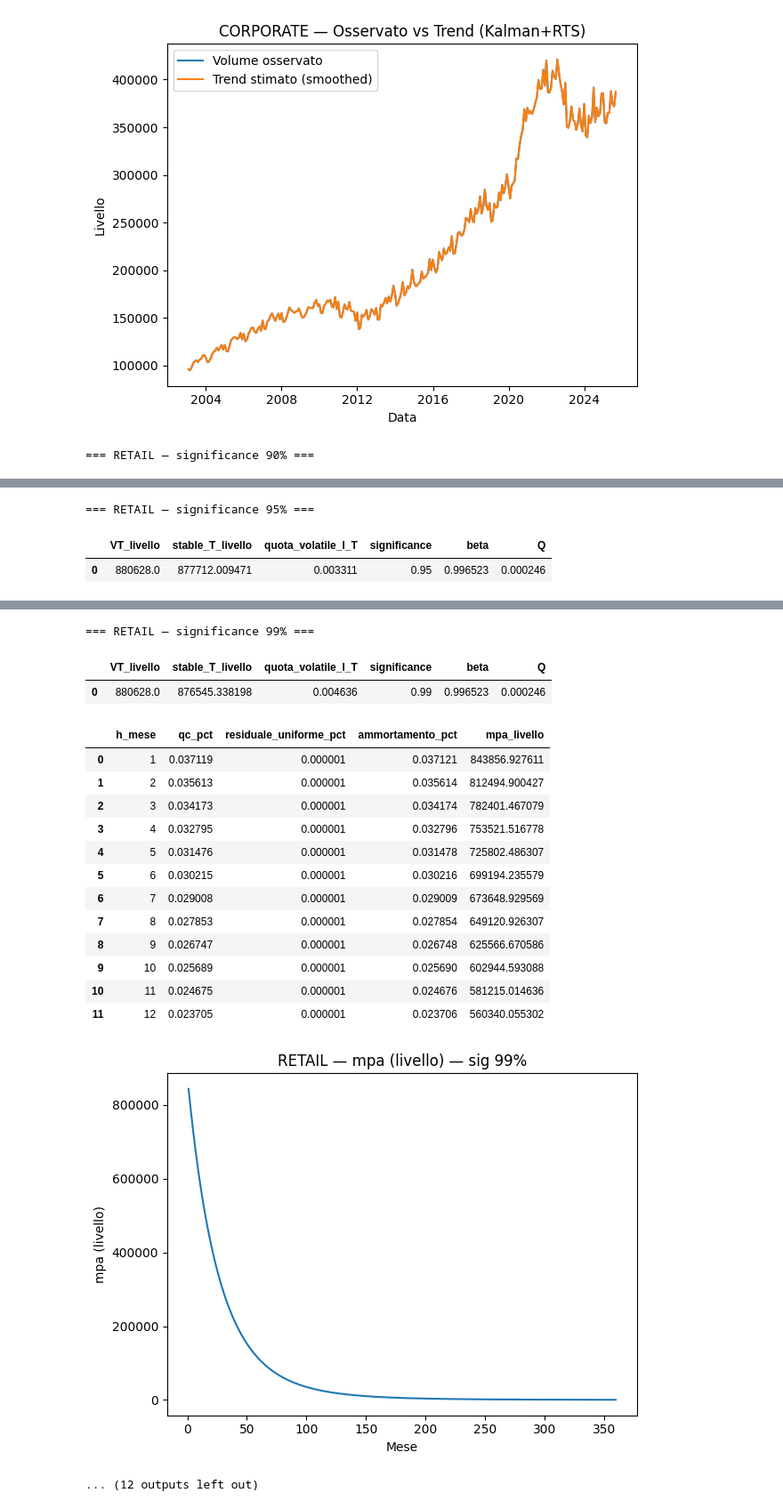
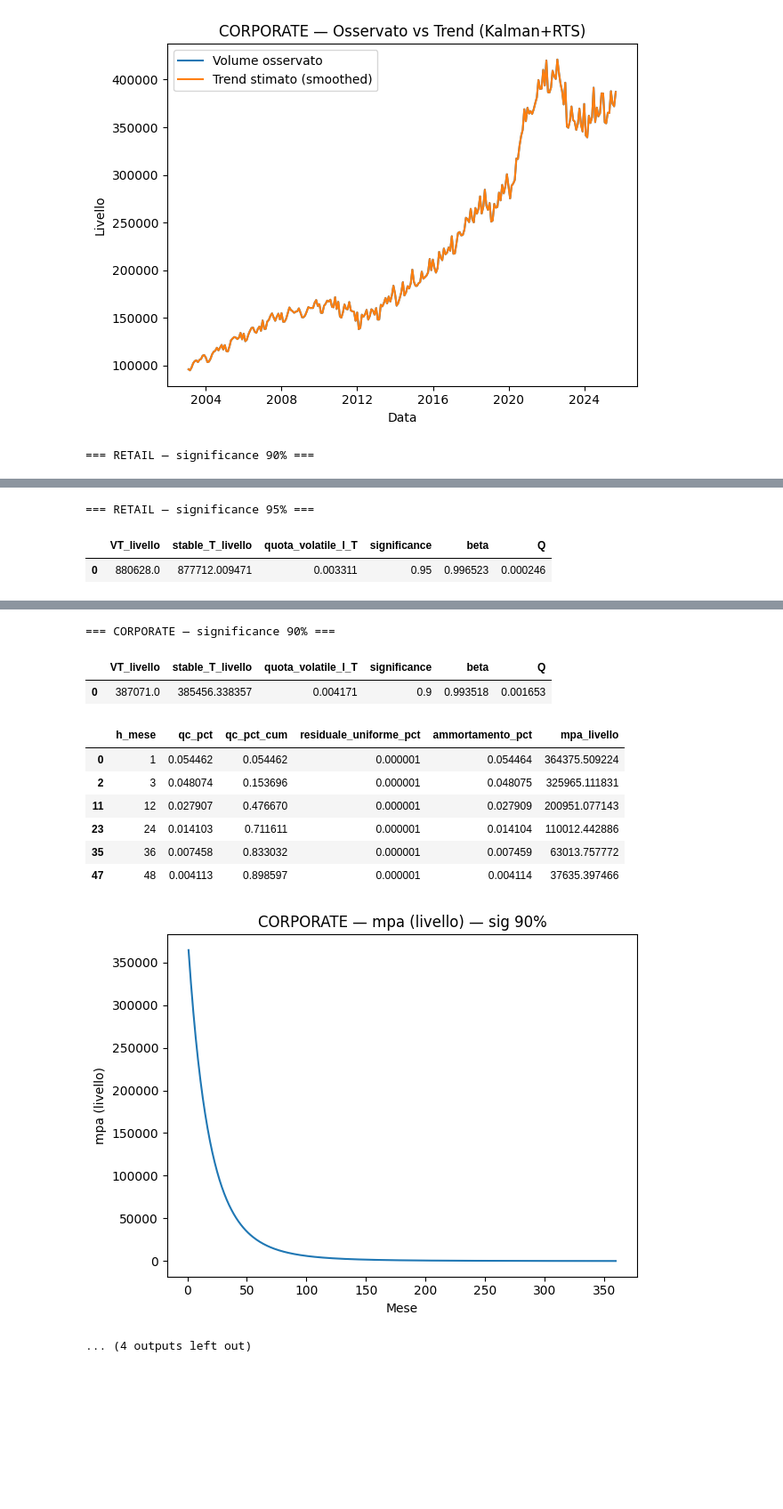
Before and after one commit to paperpills6/Modello-Comportamentale-NMD, a Jupyter notebook: Modello Volumi/Modello_Volumi.ipynb, the cells around one changed output, grey strips where cells are left out. Shown at 89% size. Drawn from its saved outputs; the diff is of its cells as text; code cells hidden in the pictures; blank space fills up the shorter version.

```diff
--- a/Modello Volumi/Modello_Volumi.ipynb
+++ b/Modello Volumi/Modello_Volumi.ipynb
@@ -63,8 +67,14 @@ def plot_series(df: pd.DataFrame, title: str):
     plt.show()
 
 # --- Caricamento dati ---
-retail_df = load_series(r"c:\Users\admloc\Desktop\Python\Modello-Comportamentale-NMD\Modello Volumi\Retail CSV.csv")
-corporate_df = load_series(r"c:\Users\admloc\Desktop\Python\Modello-Comportamentale-NMD\Modello Volumi\Corporate CSV.csv")
+
+# Percorsi relativi rispetto alla posizione del notebook
+RETAIL_PATH = Path("Retail CSV.csv")
+CORPORATE_PATH = Path("Corporate CSV.csv")
+
+# Caricamento dati con percorsi relativi
+retail_df = load_series(RETAIL_PATH)
+corporate_df = load_series(CORPORATE_PATH)
 
 # --- Anteprime ---
 print("\nAnteprima Retail (prime 10 righe)")
@@ -414,7 +425,8 @@ def stable_volatile_and_mpa(v_log: np.ndarray,
     s_path = np.array(s_path)                 # len = horizons+1 (include h=0)
     mpa = np.exp(vbar + s_path)               # livello
     QC = mpa[:-1] - mpa[1:]                   # deflusso in livello
-    qc_pct = np.clip(QC / VT, 0.0, None)      # % su VT
+    qc_pct = np.clip(QC / VT, 0.0, None)
+    qc_pct_cum = np.cumsum(qc_pct)      # cumulato
 
     resid = float(max(0.0, 1.0 - l_T - qc_pct.sum()))
     even = resid / horizons if horizons > 0 else 0.0
@@ -432,6 +444,7 @@ def stable_volatile_and_mpa(v_log: np.ndarray,
     schedule = pd.DataFrame({
         "h_mese": np.arange(1, horizons + 1, dtype=int),
         "qc_pct": qc_pct,
+        "qc_pct_cum": qc_pct_cum,
         "residuale_uniforme_pct": even,
         "ammortamento_pct": amm_pct,
         "mpa_livello": mpa[1:]
@@ -441,14 +454,19 @@ def stable_volatile_and_mpa(v_log: np.ndarray,
 
 # --- Parametri e run ---
 HOLDING_PERIOD = 360
-SIGNIFICANCES = (0.90, 0.95, 0.99)
+SIGNIFICANCES = (0.9,0.95) #(0.90, 0.95, 0.99)
 
-def run_step4_for(series_name, step2_df, res):
+def run_step4_for(series_name, step2_df, res,show_months=(1, 3, 12, 24, 36, 48)):
     v_log = step2_df["v_log"].values.astype(float)
     xs = res.xs
     Ps = res.Ps
     beta = res.params.beta
     Q = res.params.Q
+
+
+
+    # Pulizia/ordinamento mesi da mostrare
+    show_months = sorted(set(int(m) for m in show_months if m is not None and m > 0))
 
     outputs = {}
     for sig in SIGNIFICANCES:
@@ -461,7 +479,19 @@ def run_step4_for(series_name, step2_df, res):
         # Mostra un estratto utile (primi 12 mesi)
         print(f"\n=== {series_name} — significance {int(sig*100)}% ===")
         display(summary)
-        display(schedule.head(12))
+
+         # Filtro delle righe richieste, rispettando l'ordine in show_months
+        # (ed escludendo mesi oltre l'orizzonte calcolato)
+        valid_months = [m for m in show_months if m <= HOLDING_PERIOD]
+        if valid_months:
+            sel = schedule[schedule["h_mese"].isin(valid_months)].copy()
+            # preserva l'ordine richiesto dall'utente
+            sel["__ord__"] = pd.Categorical(sel["h_mese"], categories=valid_months, ordered=True)
+            sel = sel.sort_values("__ord__").drop(columns="__ord__")
+            display(sel)
+        else:
+            # fallback: se la lista è vuota o fuori orizzonte, mostra i primi 10 mesi
+            display(schedule.head(10))
 
         # Grafico rapido del profilo mpa (livello)
         plt.figure()
@@ -511,19 +529,13 @@ corporate_step4 = run_step4_for("CORPORATE", corporate_step2, corporate_res)
 [figure]
-=== RETAIL — significance 99% ===
+=== CORPORATE — significance 90% ===
 |  | VT_livello | stable_T_livello | quota_volatile_l_T | significance | beta | Q |
-| 0 | 880628.0 | 876545.338198 | 0.004636 | 0.99 | 0.996523 | 0.000246 |
+| 0 | 387071.0 | 385456.338357 | 0.004171 | 0.9 | 0.993518 | 0.001653 |
-|  | h_mese | qc_pct | residuale_uniforme_pct | ammortamento_pct | mpa_livello |
-| 0 | 1 | 0.037119 | 0.000001 | 0.037121 | 843856.927611 |
-| 1 | 2 | 0.035613 | 0.000001 | 0.035614 | 812494.900427 |
-| 2 | 3 | 0.034173 | 0.000001 | 0.034174 | 782401.467079 |
-| 3 | 4 | 0.032795 | 0.000001 | 0.032796 | 753521.516778 |
-| 4 | 5 | 0.031476 | 0.000001 | 0.031478 | 725802.486307 |
-| 5 | 6 | 0.030215 | 0.000001 | 0.030216 | 699194.235579 |
-| 6 | 7 | 0.029008 | 0.000001 | 0.029009 | 673648.929569 |
-| 7 | 8 | 0.027853 | 0.000001 | 0.027854 | 649120.926307 |
-| 8 | 9 | 0.026747 | 0.000001 | 0.026748 | 625566.670586 |
-| 9 | 10 | 0.025689 | 0.000001 | 0.025690 | 602944.593088 |
-| 10 | 11 | 0.024675 | 0.000001 | 0.024676 | 581215.014636 |
-| 11 | 12 | 0.023705 | 0.000001 | 0.023706 | 560340.055302 |
+|  | h_mese | qc_pct | qc_pct_cum | residuale_uniforme_pct | ammortamento_pct | mpa_livello |
+| 0 | 1 | 0.054462 | 0.054462 | 0.000001 | 0.054464 | 364375.509224 |
+| 2 | 3 | 0.048074 | 0.153696 | 0.000001 | 0.048075 | 325965.111831 |
+| 11 | 12 | 0.027907 | 0.476670 | 0.000001 | 0.027909 | 200951.077143 |
+| 23 | 24 | 0.014103 | 0.711611 | 0.000001 | 0.014104 | 110012.442886 |
+| 35 | 36 | 0.007458 | 0.833032 | 0.000001 | 0.007459 | 63013.757772 |
+| 47 | 48 | 0.004113 | 0.898597 | 0.000001 | 0.004114 | 37635.397466 |
-[figure, old version]
+[figure, new version]
-... (12 outputs left out)
+... (4 outputs left out)
```
Also changed, not shown: parts of 7 cells of this notebook.
